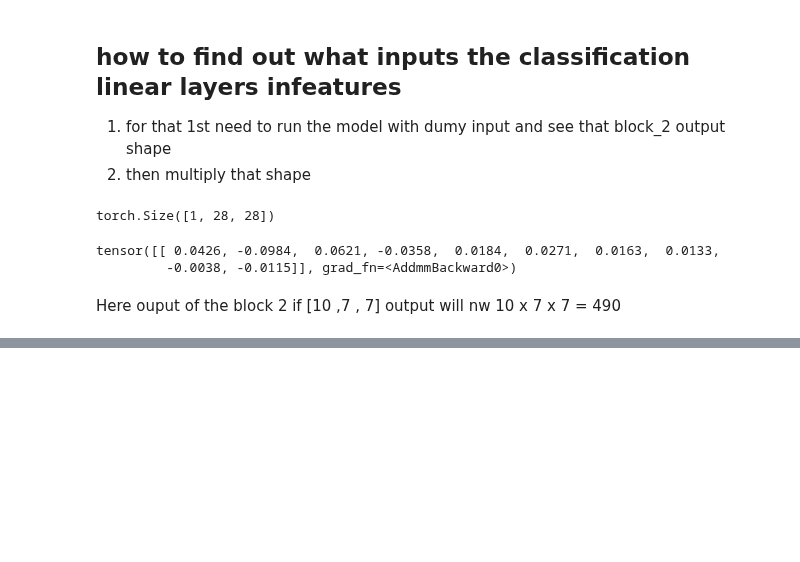
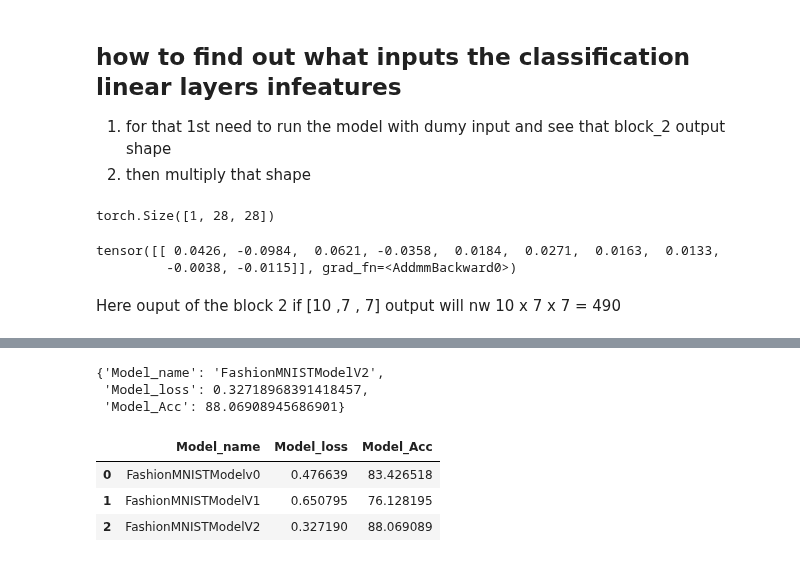
Before and after one commit to Imran1hp/Deep-Learning-, a Jupyter notebook: PyTorch_Computer_vision.ipynb, the cells around one changed output, grey strips where cells are left out. Saved outputs shown, nothing was run; the diff lists cells and outputs as text; code cells hidden in the pictures; blank space fills up the shorter version.

Commit message:
Compare models loss in pandas data frame

```diff
--- a/PyTorch_Computer_vision.ipynb
+++ b/PyTorch_Computer_vision.ipynb
@@ -696,0 +695,17 @@ Train time on cpu is 148.908s
+# %%
+model_2_result = model_eval( model= model_2 , data_loader = test_data_loader ,
+                            loss_fn = loss_fn , accuarcy_fn = accuarcy_fn )
+model_2_result
+# %% [output]
+{'Model_name': 'FashionMNISTModelV2',
+ 'Model_loss': 0.32718968391418457,
+ 'Model_Acc': 88.06908945686901}
+# %%
+import pandas as pd
+compare_result = pd.DataFrame([model_0_result , model_1_result , model_2_result])
+compare_result
+# %% [output]
+|  | Model_name | Model_loss | Model_Acc |
+| 0 | FashionMNISTModelv0 | 0.476639 | 83.426518 |
+| 1 | FashionMNISTModelV1 | 0.650795 | 76.128195 |
+| 2 | FashionMNISTModelV2 | 0.327190 | 88.069089 |
```
Also changed, not shown: parts of 4 cells of this notebook.
